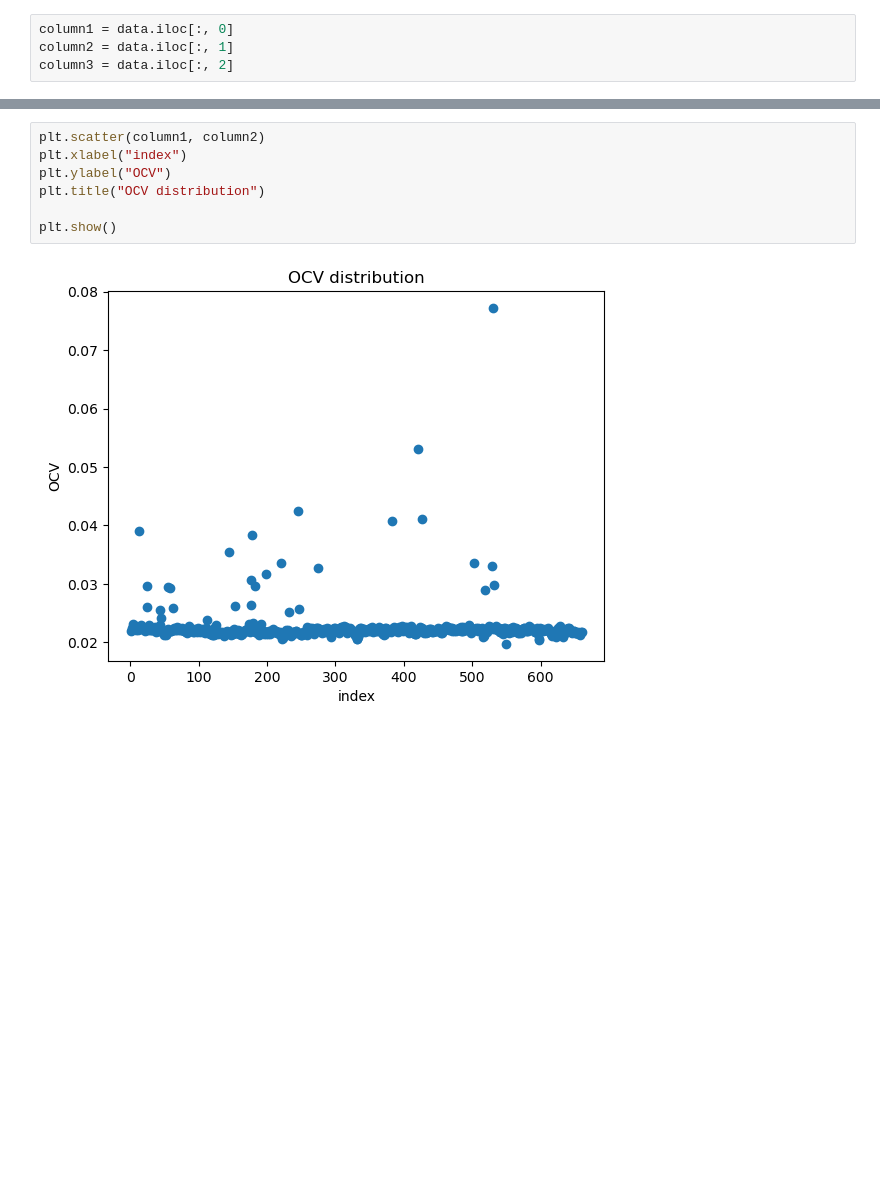
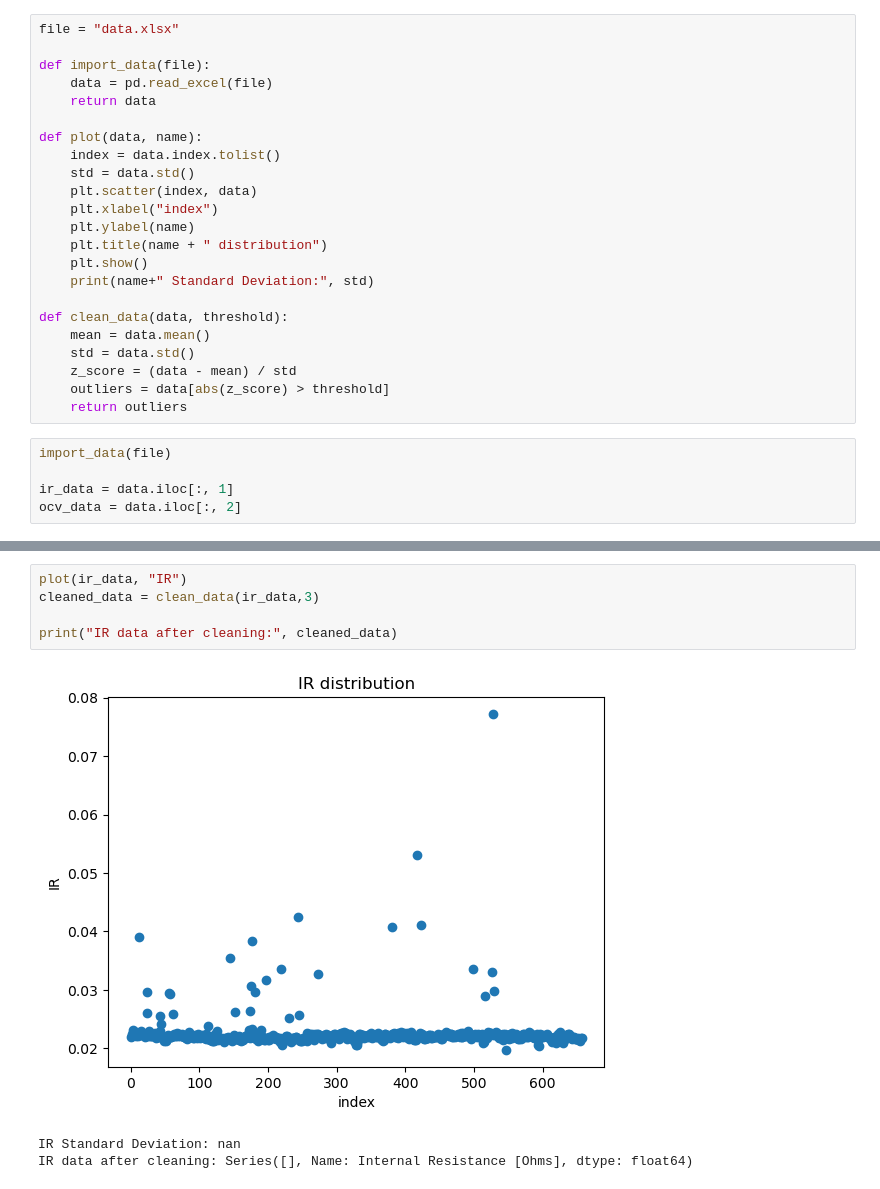
Before and after one commit to kostubhagarwal/cell_qc_analysis, a Jupyter notebook: script.ipynb, the cells around one changed output, grey strips where cells are left out. Cells and saved outputs as stored; diff of their text form; blank space fills up the shorter version.

Commit message:
z-score

```diff
--- a/script.ipynb
+++ b/script.ipynb
@@ -7,4 +5,28 @@ data = pd.read_excel(file)
+# %%
+file = "data.xlsx"
+
+def import_data(file):
+    data = pd.read_excel(file)
+    return data
+
+def plot(data, name):
+    index = data.index.tolist()
+    std = data.std()
+    plt.scatter(index, data)
+    plt.xlabel("index")
+    plt.ylabel(name)
+    plt.title(name + " distribution")
+    plt.show()
+    print(name+" Standard Deviation:", std)
+
+def clean_data(data, threshold):
+    mean = data.mean()
+    std = data.std()
+    z_score = (data - mean) / std
+    outliers = data[abs(z_score) > threshold]
+    return outliers
 # %%
-column1 = data.iloc[:, 0]
-column2 = data.iloc[:, 1]
-column3 = data.iloc[:, 2]
+import_data(file)
+
+ir_data = data.iloc[:, 1]
+ocv_data = data.iloc[:, 2]
@@ -20,9 +33,9 @@ plt.show()
-# %%
-plt.scatter(column1, column2)
-plt.xlabel("index")
-plt.ylabel("OCV")
-plt.title("OCV distribution")
-
-plt.show()
-# %% [output]
-[figure, removed]
+# %%
+plot(ir_data, "IR")
+cleaned_data = clean_data(ir_data,3)
+
+print("IR data after cleaning:", cleaned_data)
+# %% [output]
+[figure, added]
+IR Standard Deviation: nan
+IR data after cleaning: Series([], Name: Internal Resistance [Ohms], dtype: float64)
```
Also changed, not shown: parts of 4 cells of this notebook.
